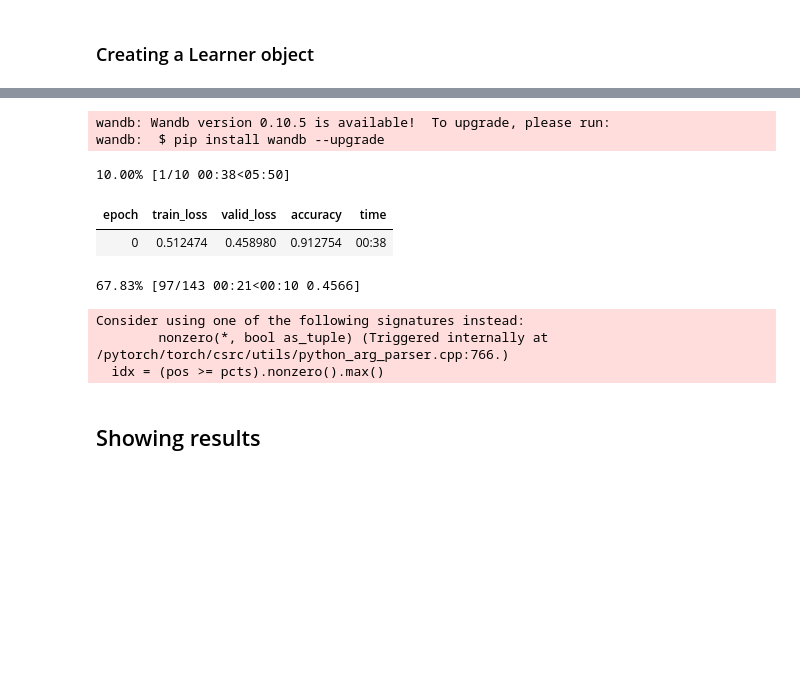
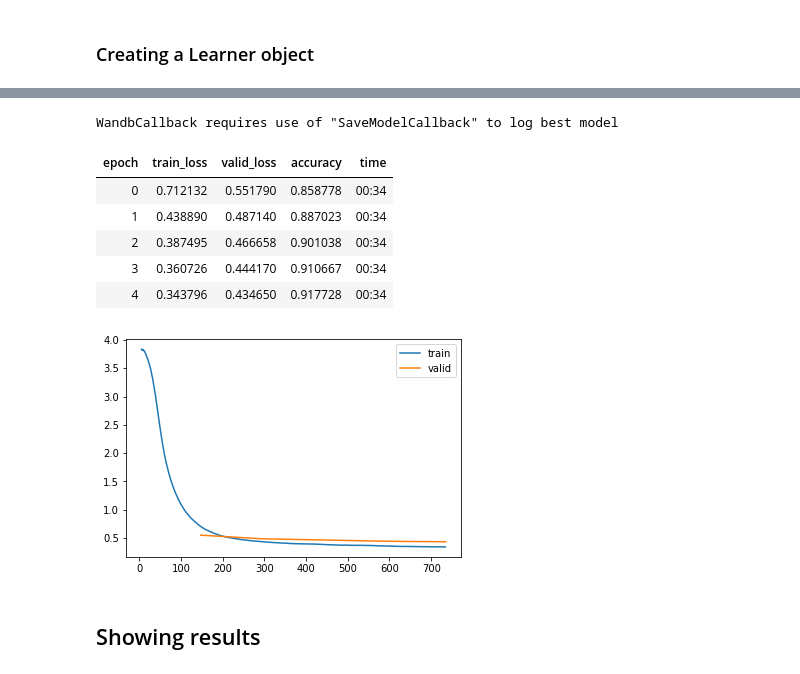
Before and after one commit to vrodriguezf/mlchaos, a Jupyter notebook: nbs/_motion_classification_time_series.ipynb, the cells around one changed output, grey strips where cells are left out. Drawn from its saved outputs; the diff is of its cells as text; code cells hidden in the pictures; blank space fills up the shorter version.

```diff
--- a/nbs/_motion_classification_time_series.ipynb
+++ b/nbs/_motion_classification_time_series.ipynb
@@ -36,0 +33,13 @@ base_path = Path.home()
+# %%
+use_wandb = False # Whether to use or not wandb for experiment tracking
+wandb_group = None # Whether to group this run in a wandb group
+resampling_period = None # * Natural number. Set to None if no resampling is desired
+labelling_method = "fli" # [fli, freq_ana]
+fnames = [
+    (ds_path/'eps=0.021/Poincare.plt', ds_path/'eps=0.021/index_fli_freqana.plt'),
+    (ds_path/'eps=0.022/Poincare.plt', ds_path/'eps=0.022/index_fli_freqana.plt'),
+    (ds_path/'eps=0.023/Poincare.plt', ds_path/'eps=0.023/index_fli_freqana.plt'),
+    (ds_path/'eps=0.024/Poincare.plt', ds_path/'eps=0.024/index_fli_freqana.plt'),
+    (ds_path/'eps=0.025/Poincare.plt', ds_path/'eps=0.025/index_fli_freqana.plt'),
+]
+val_dataset = 'eps=0.025' # * The rest of the datasets in fnames will be used for training
@@ -103,6 +98,8 @@ wandb:  $ pip install wandb --upgrade
 # %%
+# TODO: Move this to a function
 if not wandb.config.add_uncertainty_class:
     data.x = data.x[data.y != -1]
+    data.ds = data.ds[data.y != -1]
     data.y = data.y[data.y != -1]
 data
 # %% [output]
@@ -143,5 +137,3 @@ splits = RandomSplitter()(range_of(data.get_items()))
 #splits = (range_of(data.get_items()), range_of(data.get_items())) # Valid = train
 # %% [markdown]
 Another way to split the data, which is more sensible if we want to ensure that the knowledge in the model can be transferred to unknown dynamic models, is to ensure that motions in the validation set are not included in the training set. We can do this by ensuring that the motions of the validation set belong to a specific dynamic model, and the rest of dynamics will be used for training
-# %%
-val_dataset = 'eps=0.023'
@@ -240,16 +234,15 @@ lr_min, lr_steep
 # %%
-learn.fit_one_cycle(10, lr_max=3e-3, cbs=WandbCallback(log_preds=False))
+learn.fit_one_cycle(10, lr_max=1e-3, cbs=WandbCallback(log_preds=False))
 learn.recorder.plot_loss()
 # %% [output]
-wandb: Wandb version 0.10.5 is available!  To upgrade, please run:
-wandb:  $ pip install wandb --upgrade
+WandbCallback requires use of "SaveModelCallback" to log best model
-10.00% [1/10 00:38<05:50]
 | epoch | train_loss | valid_loss | accuracy | time |
-| 0 | 0.512474 | 0.458980 | 0.912754 | 00:38 |
+| 0 | 0.712132 | 0.551790 | 0.858778 | 00:34 |
+| 1 | 0.438890 | 0.487140 | 0.887023 | 00:34 |
+| 2 | 0.387495 | 0.466658 | 0.901038 | 00:34 |
+| 3 | 0.360726 | 0.444170 | 0.910667 | 00:34 |
+| 4 | 0.343796 | 0.434650 | 0.917728 | 00:34 |
-67.83% [97/143 00:21<00:10 0.4566]
-Consider using one of the following signatures instead:
-        nonzero(*, bool as_tuple) (Triggered internally at  /pytorch/torch/csrc/utils/python_arg_parser.cpp:766.)
-  idx = (pos >= pcts).nonzero().max()
+[figure, added]
 # %% [markdown]
 ## Showing results
 # %% [markdown]
```
Also changed, not shown: parts of 32 cells of this notebook, 10 other files.
